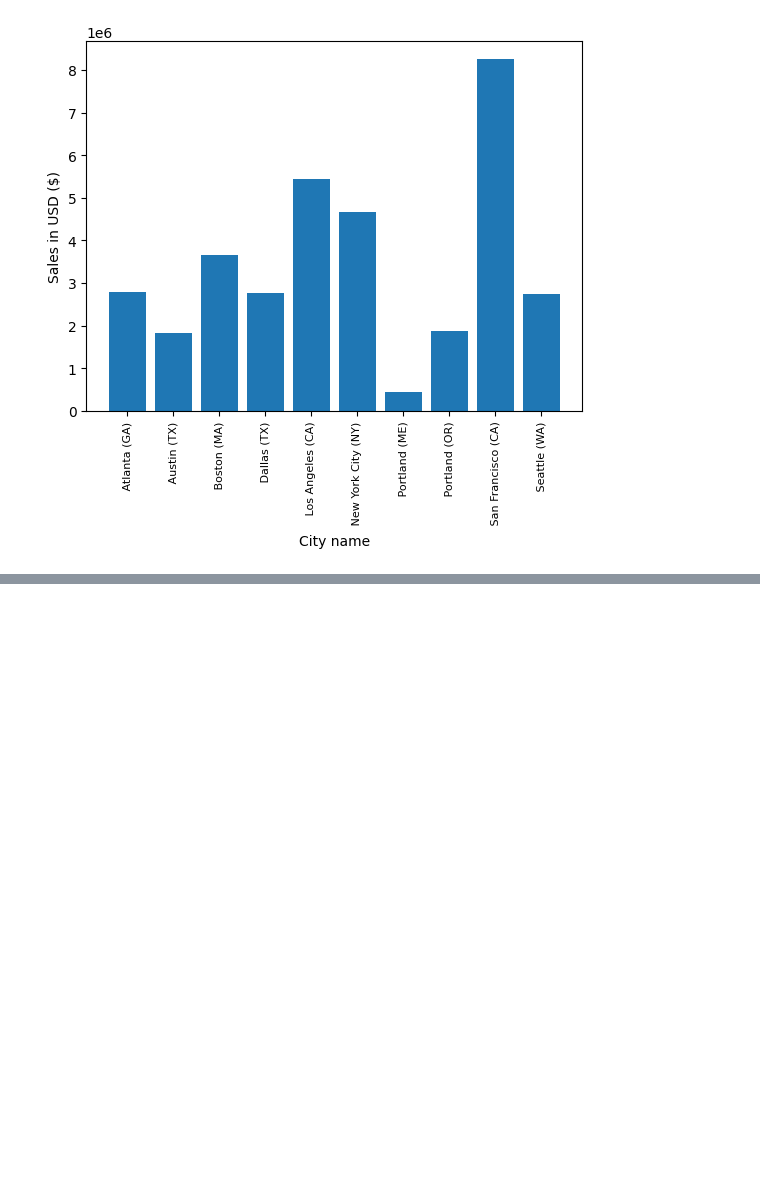
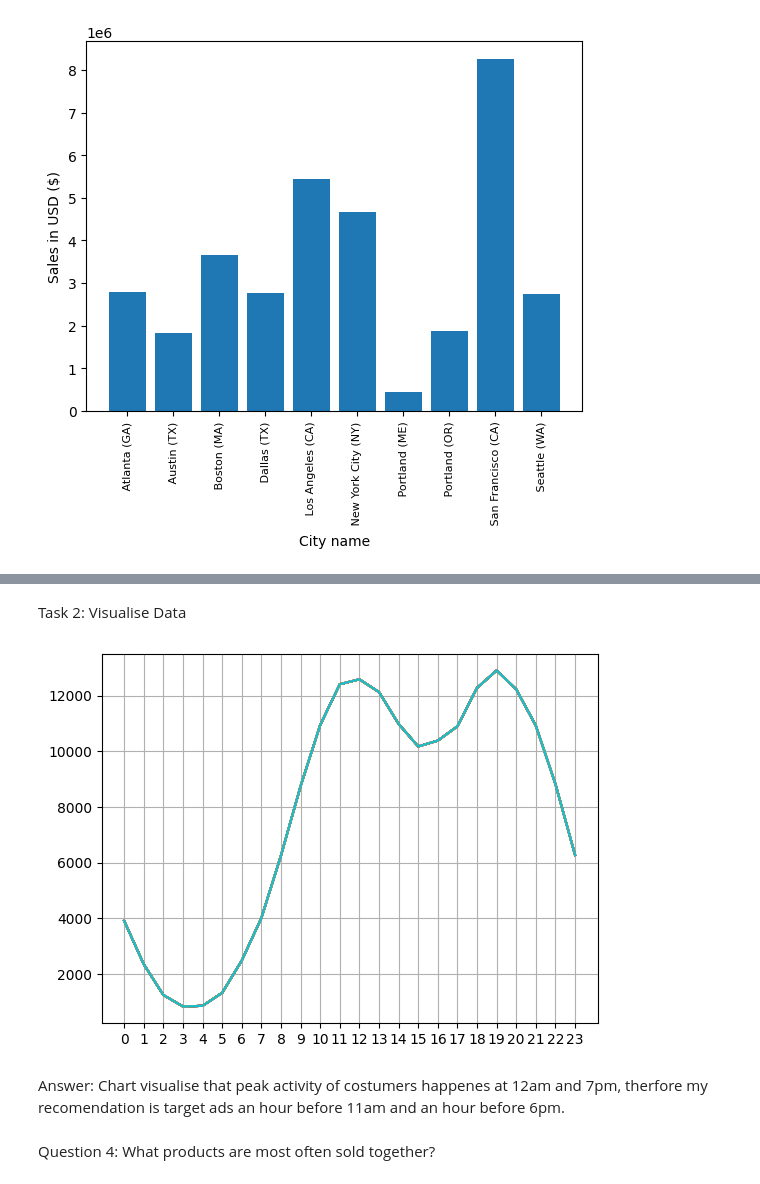
Before and after one commit to lepiej/Sales-Data-Science-Analysis, a Jupyter notebook: SalesAnalysis/Analysis.ipynb, the cells around one changed output, grey strips where cells are left out. Saved outputs shown, nothing was run; the diff lists cells and outputs as text; code cells hidden in the pictures; blank space fills up the shorter version.

Commit message:
Question 3

```diff
--- a/SalesAnalysis/Analysis.ipynb
+++ b/SalesAnalysis/Analysis.ipynb
@@ -231,0 +234,3 @@ plt.show()
+# %%
+### converting strings in Order Data column to day time objects
+all_data['Order Date'] = pd.to_datetime(all_data['Order Date'])
@@ -231,0 +239,4 @@ plt.show()
+# %%
+all_data['Hour'] = all_data['Order Date'].dt.hour
+all_data['Minute'] = all_data['Order Date'].dt.minute
+all_data.head()
@@ -231,0 +250,20 @@ plt.show()
+# %% [markdown]
+Task 2: Visualise Data
+# %%
+### adding key value "hours" for the graph
+hours = [hour for hour, df in all_data.groupby('Hour')]
+
+### line chart with number of occurences
+plt.plot(hours, all_data.groupby(['Hour']).count())
+all_data.groupby(['Hour']).count()
+
+plt.plot(hours, all_data.groupby(['Hour']).count())
+plt.xticks(hours)
+plt.grid()
+plt.show()
+# %% [output]
+[figure, added]
+# %% [markdown]
+Answer: Chart visualise that peak activity of costumers happenes at 12am and 7pm, therfore my recomendation is target ads an hour before 11am and an hour before 6pm.
+# %% [markdown]
+Question 4: What products are most often sold together?
```
Also changed, not shown: parts of 4 cells of this notebook.
